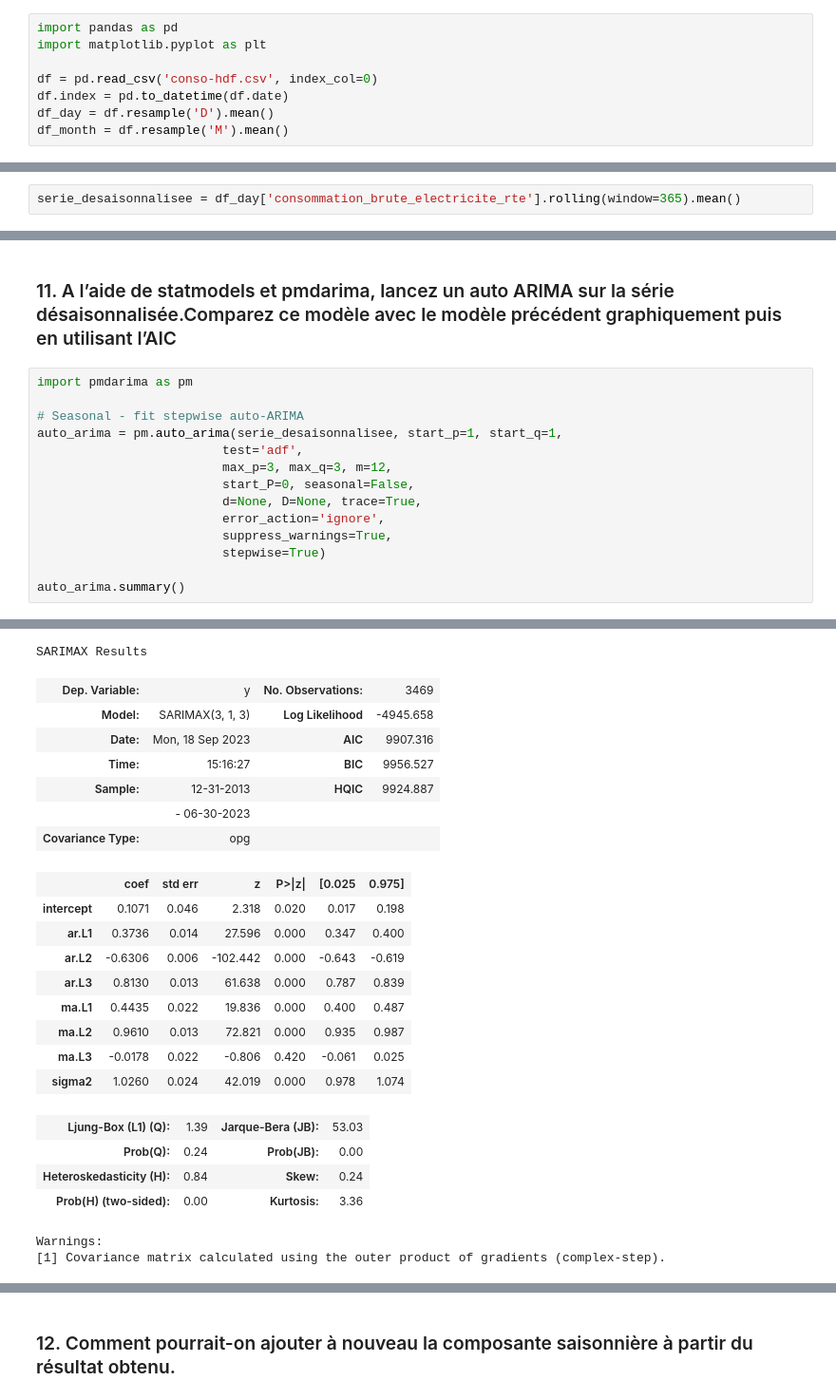
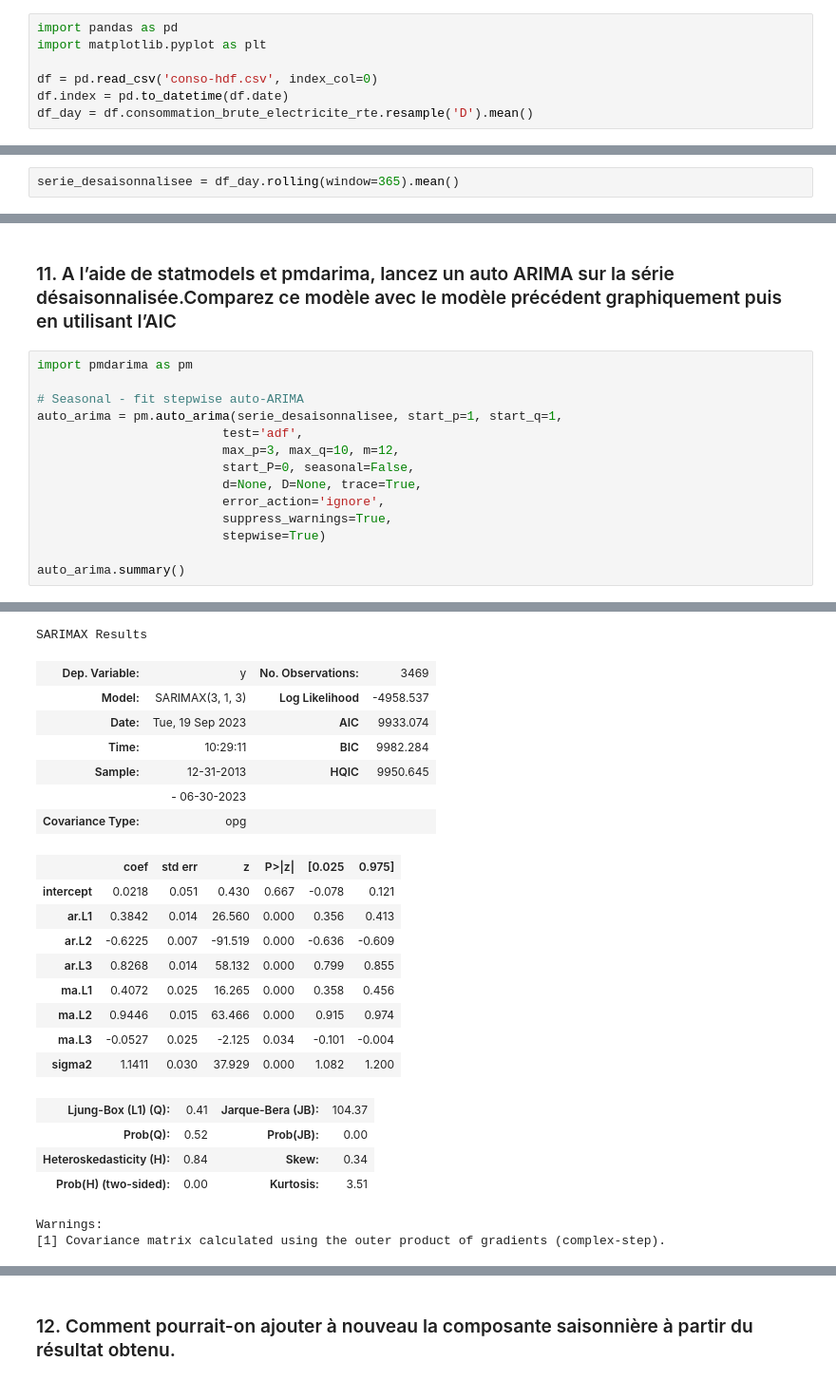
Before and after one commit to Manonp59/time_series, a Jupyter notebook: partie3_day.ipynb, the cells around one changed output, grey strips where cells are left out. Shown: that part at 95% size. Saved outputs shown, nothing was run; the diff lists cells and outputs as text.

```diff
--- a/partie3_day.ipynb
+++ b/partie3_day.ipynb
@@ -4,8 +4,7 @@ import matplotlib.pyplot as plt
 
 df = pd.read_csv('conso-hdf.csv', index_col=0)
 df.index = pd.to_datetime(df.date)
-df_day = df.resample('D').mean()
-df_month = df.resample('M').mean()
+df_day = df.consommation_brute_electricite_rte.resample('D').mean()
 # %% [markdown]
 # 3.1 Approche statistique avec statmodels
 # %% [markdown]
@@ -62,5 +61,5 @@ s = 12
 # %%
-serie_desaisonnalisee = df_day['consommation_brute_electricite_rte'].rolling(window=365).mean()
+serie_desaisonnalisee = df_day.rolling(window=365).mean()
 # %%
 serie_desaisonnalisee.dropna(inplace=True)
 # %%
@@ -280,7 +278,7 @@ import pmdarima as pm
 # Seasonal - fit stepwise auto-ARIMA
 auto_arima = pm.auto_arima(serie_desaisonnalisee, start_p=1, start_q=1,
                          test='adf',
-                         max_p=3, max_q=3, m=12,
+                         max_p=3, max_q=10, m=12,
                          start_P=0, seasonal=False,
                          d=None, D=None, trace=True,
                          error_action='ignore',
@@ -310,24 +310,24 @@ Total fit time: 23.862 seconds
 SARIMAX Results
 | Dep. Variable: | y | No. Observations: | 3469 |
-| Model: | SARIMAX(3, 1, 3) | Log Likelihood | -4945.658 |
-| Date: | Mon, 18 Sep 2023 | AIC | 9907.316 |
-| Time: | 15:16:27 | BIC | 9956.527 |
-| Sample: | 12-31-2013 | HQIC | 9924.887 |
+| Model: | SARIMAX(3, 1, 3) | Log Likelihood | -4958.537 |
+| Date: | Tue, 19 Sep 2023 | AIC | 9933.074 |
+| Time: | 10:29:11 | BIC | 9982.284 |
+| Sample: | 12-31-2013 | HQIC | 9950.645 |
 |  | - 06-30-2023 |  |  |
 | Covariance Type: | opg |  |  |
 |  | coef | std err | z | P>|z| | [0.025 | 0.975] |
-| intercept | 0.1071 | 0.046 | 2.318 | 0.020 | 0.017 | 0.198 |
-| ar.L1 | 0.3736 | 0.014 | 27.596 | 0.000 | 0.347 | 0.400 |
-| ar.L2 | -0.6306 | 0.006 | -102.442 | 0.000 | -0.643 | -0.619 |
-| ar.L3 | 0.8130 | 0.013 | 61.638 | 0.000 | 0.787 | 0.839 |
-| ma.L1 | 0.4435 | 0.022 | 19.836 | 0.000 | 0.400 | 0.487 |
-| ma.L2 | 0.9610 | 0.013 | 72.821 | 0.000 | 0.935 | 0.987 |
-| ma.L3 | -0.0178 | 0.022 | -0.806 | 0.420 | -0.061 | 0.025 |
-| sigma2 | 1.0260 | 0.024 | 42.019 | 0.000 | 0.978 | 1.074 |
+| intercept | 0.0218 | 0.051 | 0.430 | 0.667 | -0.078 | 0.121 |
+| ar.L1 | 0.3842 | 0.014 | 26.560 | 0.000 | 0.356 | 0.413 |
+| ar.L2 | -0.6225 | 0.007 | -91.519 | 0.000 | -0.636 | -0.609 |
+| ar.L3 | 0.8268 | 0.014 | 58.132 | 0.000 | 0.799 | 0.855 |
+| ma.L1 | 0.4072 | 0.025 | 16.265 | 0.000 | 0.358 | 0.456 |
+| ma.L2 | 0.9446 | 0.015 | 63.466 | 0.000 | 0.915 | 0.974 |
+| ma.L3 | -0.0527 | 0.025 | -2.125 | 0.034 | -0.101 | -0.004 |
+| sigma2 | 1.1411 | 0.030 | 37.929 | 0.000 | 1.082 | 1.200 |
-| Ljung-Box (L1) (Q): | 1.39 | Jarque-Bera (JB): | 53.03 |
-| Prob(Q): | 0.24 | Prob(JB): | 0.00 |
-| Heteroskedasticity (H): | 0.84 | Skew: | 0.24 |
-| Prob(H) (two-sided): | 0.00 | Kurtosis: | 3.36 |
+| Ljung-Box (L1) (Q): | 0.41 | Jarque-Bera (JB): | 104.37 |
+| Prob(Q): | 0.52 | Prob(JB): | 0.00 |
+| Heteroskedasticity (H): | 0.84 | Skew: | 0.34 |
+| Prob(H) (two-sided): | 0.00 | Kurtosis: | 3.51 |
 Warnings:
 [1] Covariance matrix calculated using the outer product of gradients (complex-step).
 # %%
```
Also changed, not shown: parts of 21 cells of this notebook, 4 other files.
